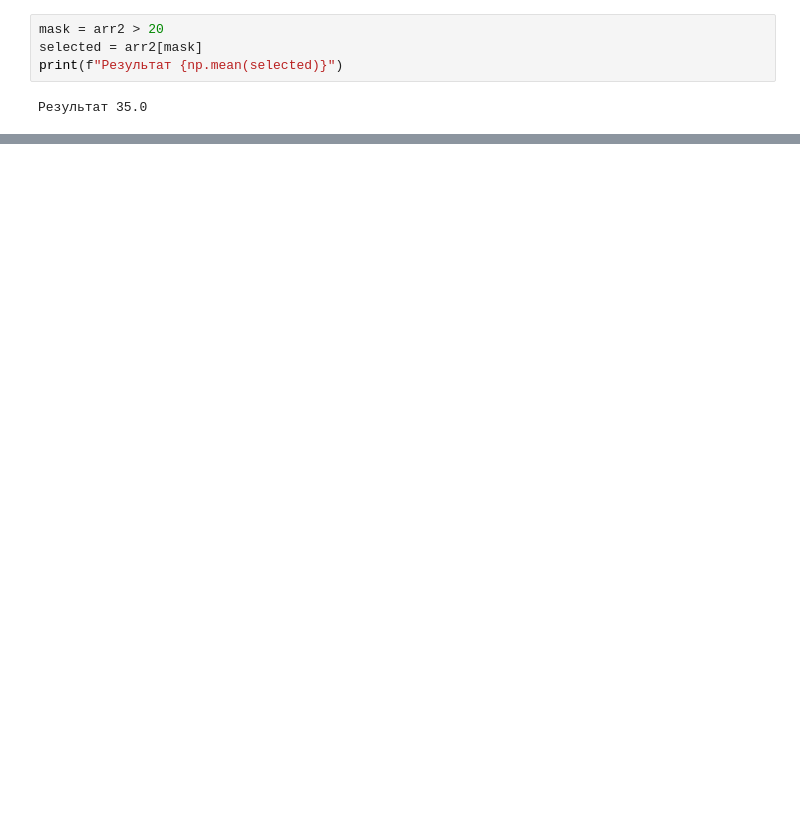
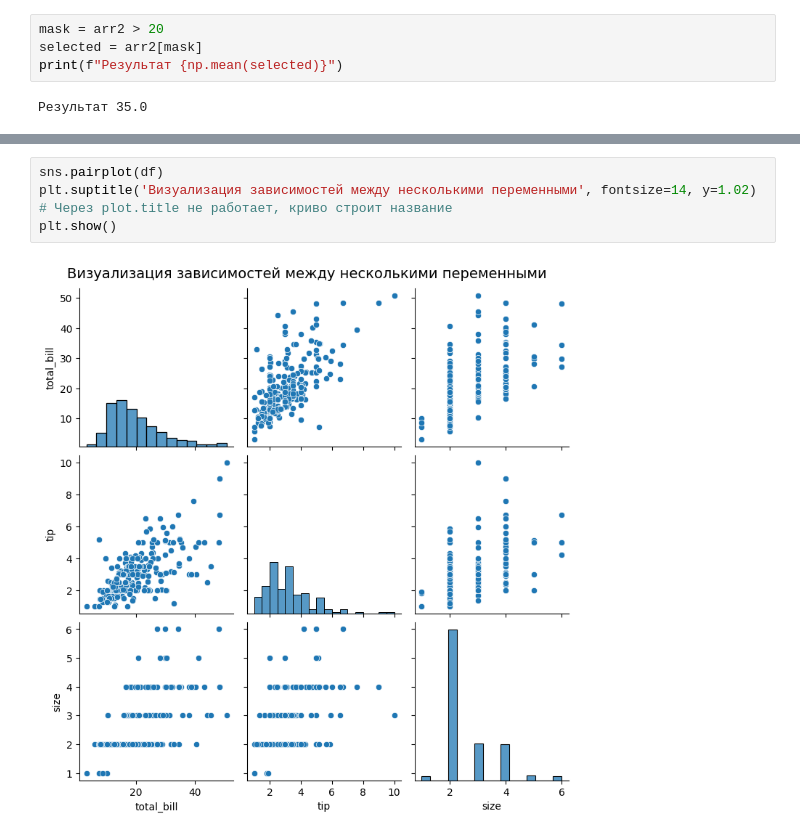
Before and after one commit to ngrinkov/trains, a Jupyter notebook: python/train_py.ipynb, the cells around one changed output, grey strips where cells are left out. Drawn from its saved outputs; the diff is of its cells as text; blank space fills up the shorter version.

```diff
--- a/python/train_py.ipynb
+++ b/python/train_py.ipynb
@@ -225,0 +276,7 @@ print(f"Результат {np.mean(selected)}")
+# %%
+sns.pairplot(df)
+plt.suptitle('Визуализация зависимостей между несколькими переменными', fontsize=14, y=1.02)
+# Через plot.title не работает, криво строит название
+plt.show()
+# %% [output]
+[figure, added]
```
Also changed, not shown: parts of 64 cells of this notebook, 6 other files.
